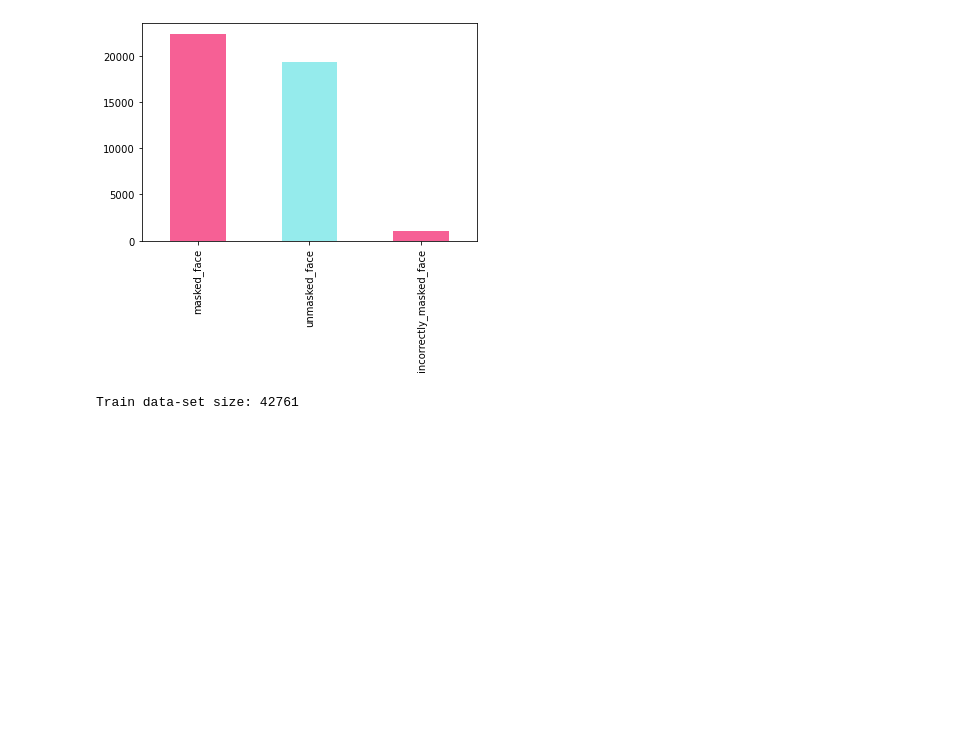
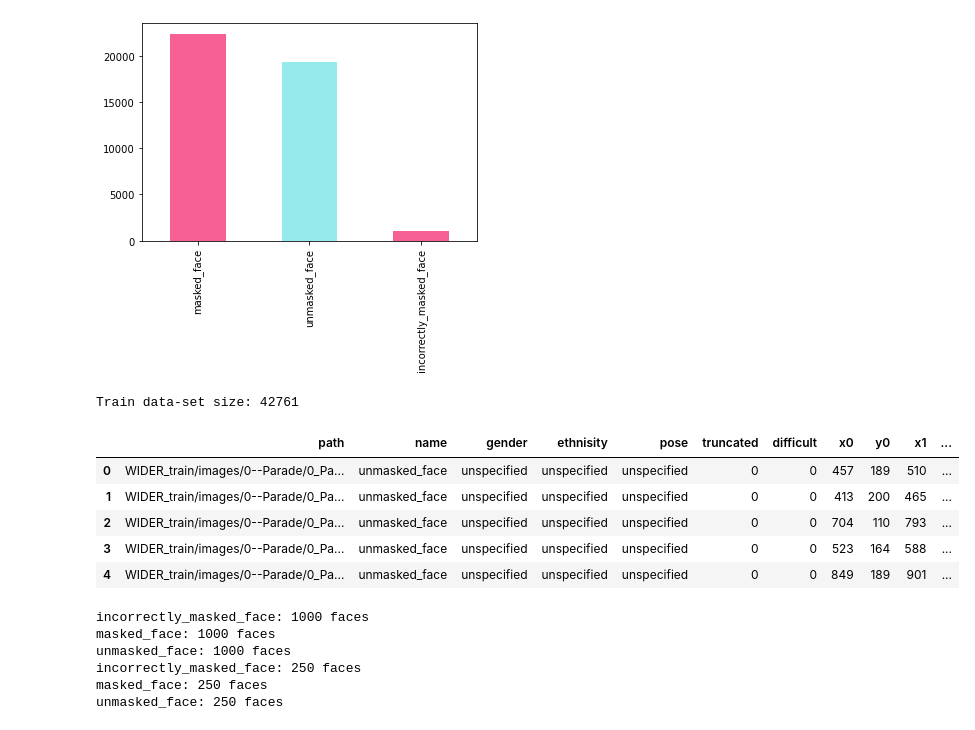
Before and after one commit to m-shiroi/muzzle-detector, a Jupyter notebook: EDA.ipynb, the cells around one changed output. Drawn from its saved outputs; the diff is of its cells as text; code cells hidden in the pictures; blank space fills up the shorter version.

Commit message:
MVP: Add MobileNet trained on balanced dataset of size 3000

```diff
--- a/EDA.ipynb
+++ b/EDA.ipynb
@@ -183,4 +183,13 @@ train_df["name"].value_counts().plot.bar(color = ['#F66095', '#95ebec'])
 print(f"Train data-set size: {len(train_df)}")
 # %% [output]
 Train data-set size: 42761
+# %%
+train_df.head()
+# %% [output]
+|  | path | name | gender | ethnisity | pose | truncated | difficult | x0 | y0 | x1 | ... |
+| 0 | WIDER_train/images/0--Parade/0_Pa... | unmasked_face | unspecified | unspecified | unspecified | 0 | 0 | 457 | 189 | 510 | ... |
+| 1 | WIDER_train/images/0--Parade/0_Pa... | unmasked_face | unspecified | unspecified | unspecified | 0 | 0 | 413 | 200 | 465 | ... |
+| 2 | WIDER_train/images/0--Parade/0_Pa... | unmasked_face | unspecified | unspecified | unspecified | 0 | 0 | 704 | 110 | 793 | ... |
+| 3 | WIDER_train/images/0--Parade/0_Pa... | unmasked_face | unspecified | unspecified | unspecified | 0 | 0 | 523 | 164 | 588 | ... |
+| 4 | WIDER_train/images/0--Parade/0_Pa... | unmasked_face | unspecified | unspecified | unspecified | 0 | 0 | 849 | 189 | 901 | ... |
 # %%
@@ -236,5 +265,12 @@ def form_ds(df, dsroot, ubound=None):
 
     df.apply(dist, axis=1)
 # %%
-form_ds(train_df, "__FULL")
-form_ds(test_df, "__FULL")
+form_ds(train_df, "_Balance", 3000)
+form_ds(test_df, "_Balance", 750)
+# %% [output]
+incorrectly_masked_face: 1000 faces
+masked_face: 1000 faces
+unmasked_face: 1000 faces
+incorrectly_masked_face: 250 faces
+masked_face: 250 faces
+unmasked_face: 250 faces
```
Also changed, not shown: parts of 1 cell of this notebook, 3 other files.
